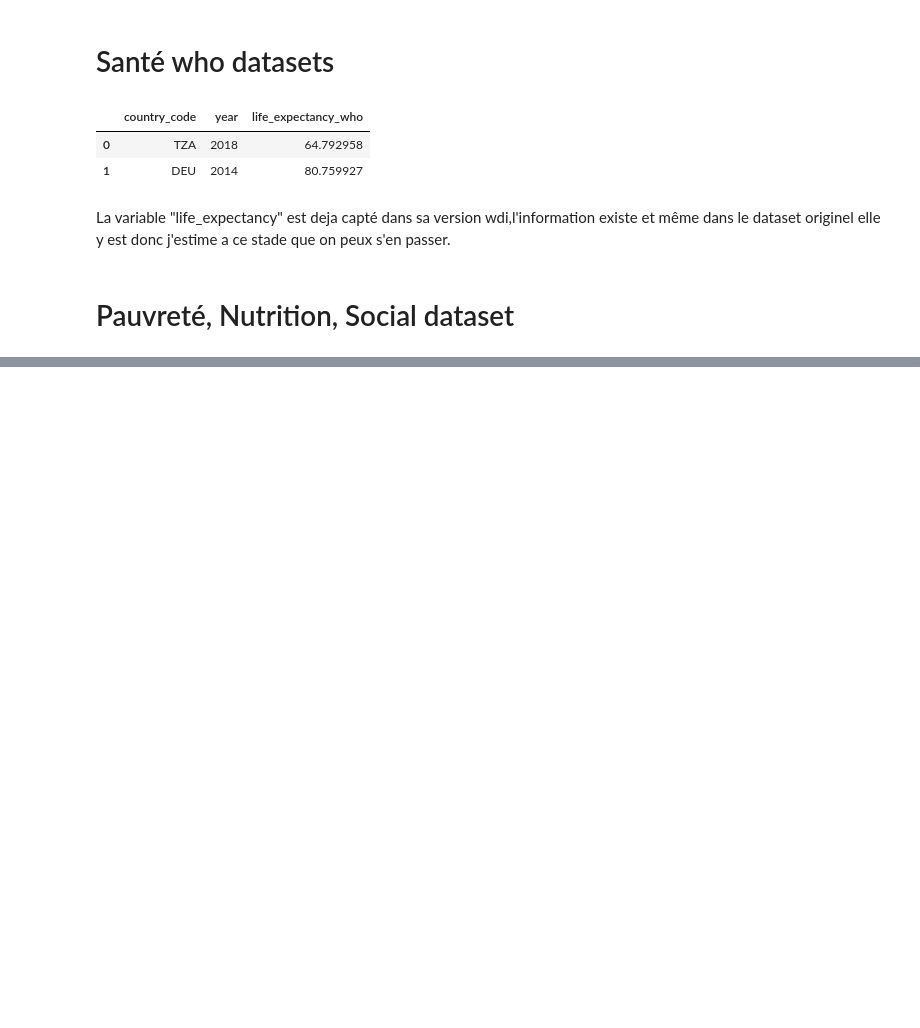
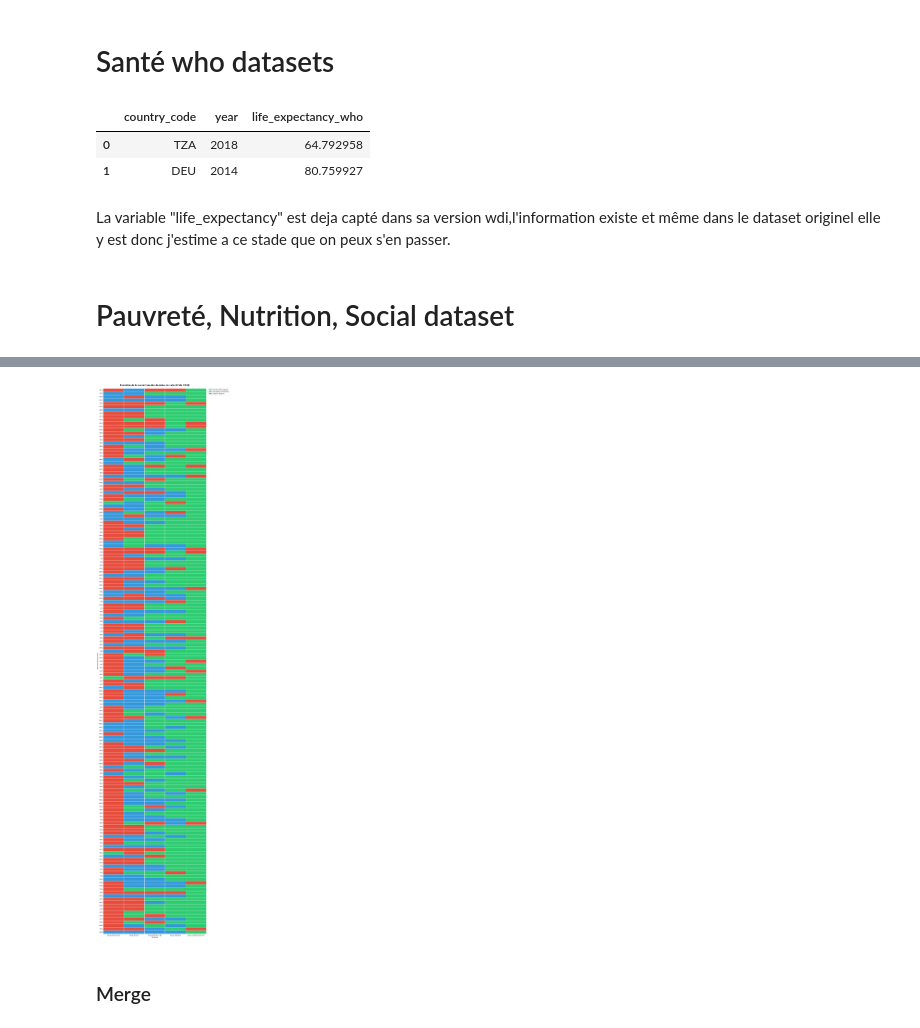
Before and after one commit to awa-d/ML2-project_clustering-countries, a Jupyter notebook: notebooks/P0_init-merge.ipynb, the cells around one changed output, grey strips where cells are left out. Cells and saved outputs as stored; diff of their text form; code cells hidden in the pictures; blank space fills up the shorter version.

```diff
--- a/notebooks/P0_init-merge.ipynb
+++ b/notebooks/P0_init-merge.ipynb
@@ -505,0 +592,42 @@ AttributeError: 'dict' object has no attribute 'append'
+# %%
+# Sélection rigoureuse des colonnes de statut créées dans le dictionnaire status_data
+# Cela garantit d'avoir exactement len(social_keys) colonnes
+status_cols = [f"{key}_status" for key in social_keys]
+
+# Vérification de l'existence des colonnes avant extraction
+available_status_cols = [c for c in status_cols if c in df_social.columns]
+df_viz = df_social[available_status_cols].copy()
+
+# Renommage pour la clarté des axes sur la heatmap
+# On utilise un dictionnaire de mapping pour éviter l'erreur de longueur (ValueError)
+rename_map = {f"{key}_status": key for key in social_keys}
+df_viz = df_viz.rename(columns=rename_map)
+
+# Filtrage : pays ayant au moins une donnée récupérée (1) ou absente (2)
+df_viz = df_viz[df_viz.max(axis=1) > 0]
+
+# Création de la figure
+plt.figure(figsize=(14, max(8, len(df_viz) * 0.35)))
+
+# Palette de couleurs : Vert (Original), Bleu (Récupéré), Rouge (Absent)
+colors = ["#2ecc71", "#3498db", "#e74c3c"]
+sns.heatmap(df_viz, cmap=colors, cbar=False, linewidths=0.1, vmin=0, vmax=2)
+
+# Légende
+legend_elements = [
+    Patch(facecolor='#2ecc71', label='Donnée 2014 originale'),
+    Patch(facecolor='#3498db', label='Récupérée (2010-2018)'),
+    Patch(facecolor='#e74c3c', label='Toujours absente')
+]
+
+plt.legend(handles=legend_elements, bbox_to_anchor=(1.02, 1), loc='upper left', borderaxespad=0)
+plt.title("Évolution de la couverture des données sociales (Cible 2014)", fontsize=15, weight='bold', pad=20)
+plt.ylabel(f"Pays avec lacunes ({len(df_viz)})")
+plt.xlabel("Variables")
+
+plt.tight_layout()
+plt.show()
+# %% [output]
+[figure, added]
+# %% [markdown]
+### Merge
```
Also changed, not shown: parts of 12 cells of this notebook.
